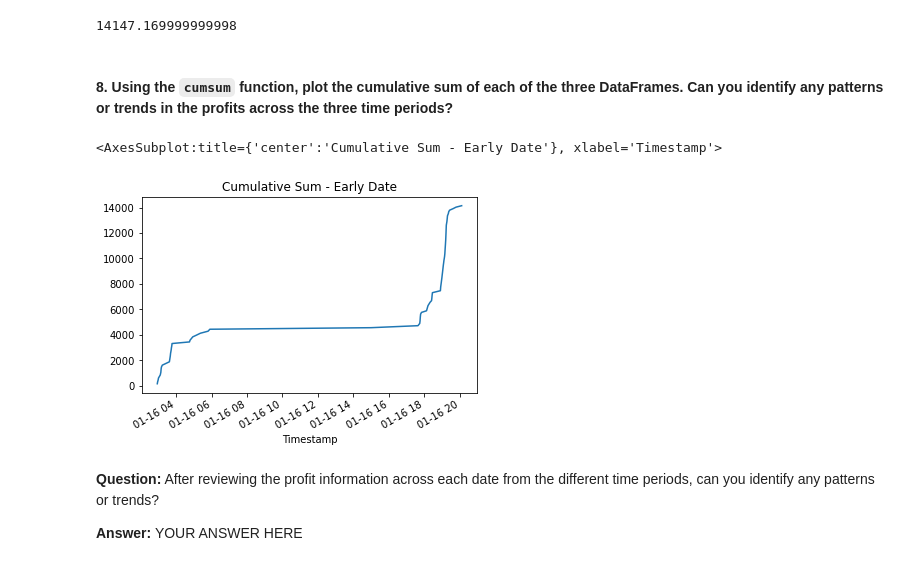
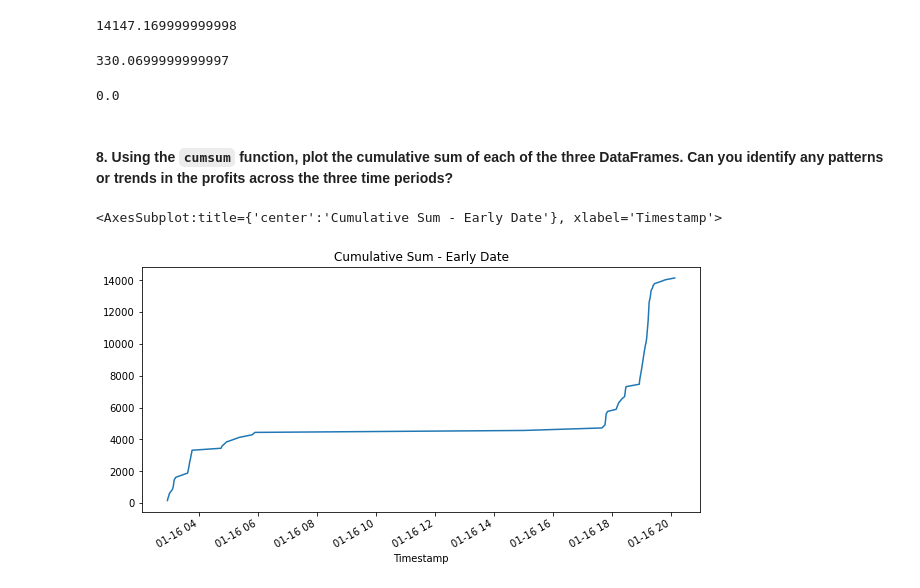
Before and after one commit to LeoHarada/Challenge_3, a Jupyter notebook: Starter_Code/crypto_arbitrage.ipynb, the cells around one changed output. Drawn from its saved outputs; the diff is of its cells as text; code cells hidden in the pictures.

```diff
--- a/Starter_Code/crypto_arbitrage.ipynb
+++ b/Starter_Code/crypto_arbitrage.ipynb
@@ -531,10 +569,10 @@ arbitrage_spread_late = coinbase['Close'].loc['2018-03-26'] - bitstamp['Close'].
 # %%
 # For the date early in the dataset, calculate the spread returns by dividing the instances when the arbitrage spread is positive (> 0)
 # by the price of Bitcoin from the exchange you are buying on (the lower-priced exchange).
-spread_return_early= # YOUR CODE HERE
+spread_return_early = arbitrage_spread_early[arbitrage_spread_early > 0] / bitstamp['Close'].loc['2018-01-16']
 
 # Review the spread return DataFrame
-# YOUR CODE HERE
+spread_return_early
 # %% [output]
 Timestamp
 2018-01-16 00:00:00         NaN
@@ -548,10 +634,10 @@ Name: Close, dtype: float64
 # %%
 # For the date early in the dataset, determine the number of times your trades with positive returns
 # exceed the 1% minimum threshold (.01) that you need to cover your costs
-profitable_trades_early = # YOUR CODE HERE
+profitable_trades_early = spread_return_early[spread_return_early > .01]
 
 # Review the first five profitable trades
-# YOUR CODE HERE
+profitable_trades_early.head()
 # %% [output]
 Timestamp
 2018-01-16 02:56:00    0.012962
@@ -581,13 +717,13 @@ Name: Close, dtype: float64
 # %%
 # For the date early in the dataset, calculate the potential profit per trade in dollars
 # Multiply the profitable trades by the cost of the Bitcoin that was purchased
-profit_early = # YOUR CODE HERE
+profit_early = profitable_trades_early * bitstamp['Close'].loc['2018-01-16']
 
 # Drop any missing values from the profit DataFrame
-profit_per_trade_early = # YOUR CODE HERE
+profit_per_trade_early = profit_early.dropna()
 
 # View the early profit DataFrame
-# YOUR CODE HERE
+profit_per_trade_early
 # %% [output]
 Timestamp
 2018-01-16 02:56:00    162.01
@@ -631,17 +835,27 @@ Name: Close, dtype: float64
 # %% [output]
 14147.169999999998
+# %%
+# Calculate the sum of the potential profits for the middle profit per trade DataFrame
+profit_sum_middle = profit_per_trade_middle.sum()
+
+profit_sum_middle
+# %% [output]
+330.0699999999997
+# %%
+# Calculate the sum of the potential profits for the middle profit per trade DataFrame
+profit_sum_late = profit_per_trade_late.sum()
+
+profit_sum_late
+# %% [output]
+0.0
 # %% [markdown]
 #### 8. Using the `cumsum` function, plot the cumulative sum of each of the three DataFrames. Can you identify any patterns or trends in the profits across the three time periods?
 # %%
 # Use the cumsum function to calculate the cumulative profits over time for the early profit per trade DataFrame
-cumulative_profit_early = # YOUR CODE HERE
+cumulative_profit_early = profit_per_trade_early.cumsum()
 # %%
 # Plot the cumulative sum of profits for the early profit per trade DataFrame
-# YOUR CODE HERE
+cumulative_profit_early.plot(figsize=(10,5),title="Cumulative Sum - Early Date")
 # %% [output]
 <AxesSubplot:title={'center':'Cumulative Sum - Early Date'}, xlabel='Timestamp'>
-[figure, old version]
+[figure, new version]
-# %% [markdown]
-**Question:** After reviewing the profit information across each date from the different time periods, can you identify any patterns or trends?
-
-**Answer:** YOUR ANSWER HERE
```
Also changed, not shown: parts of 27 cells of this notebook.
